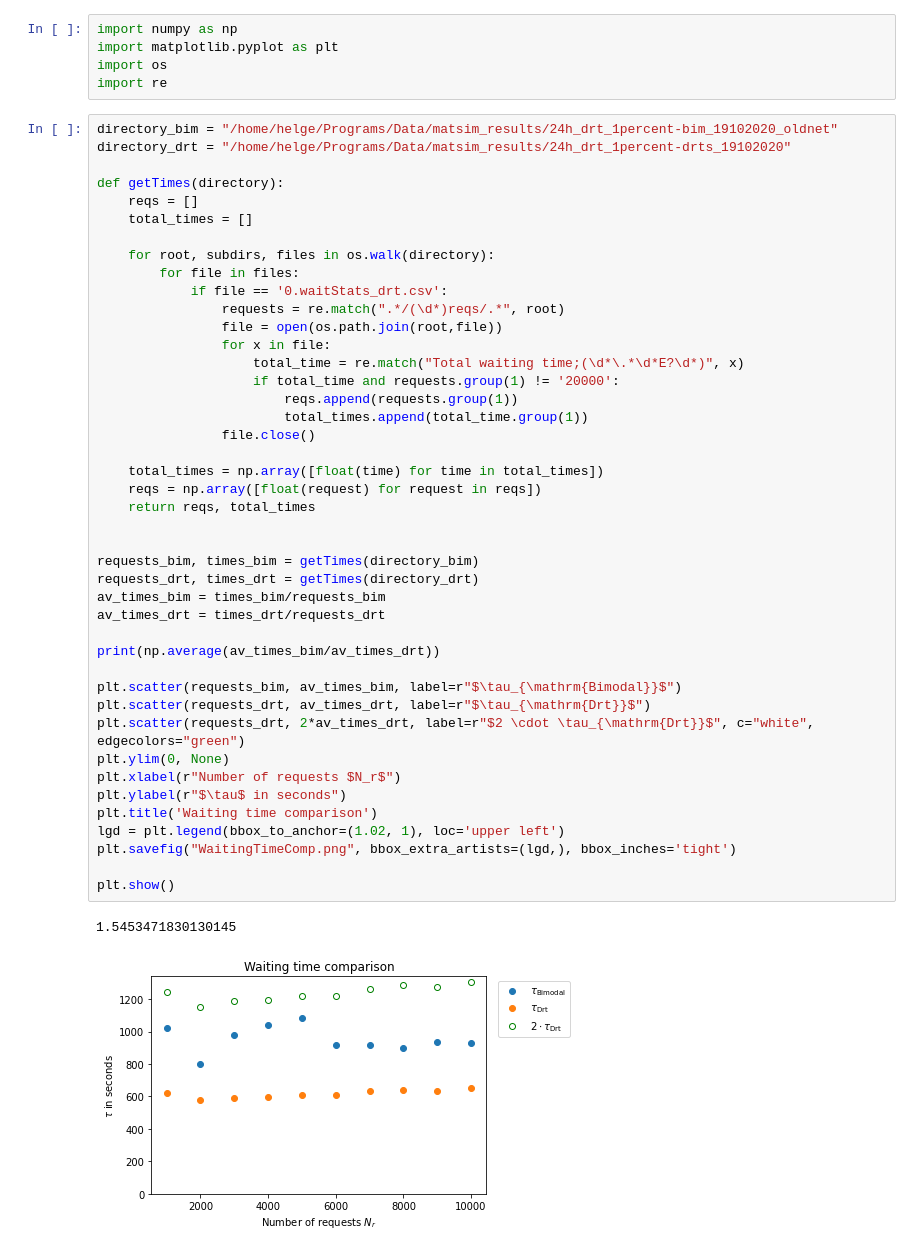
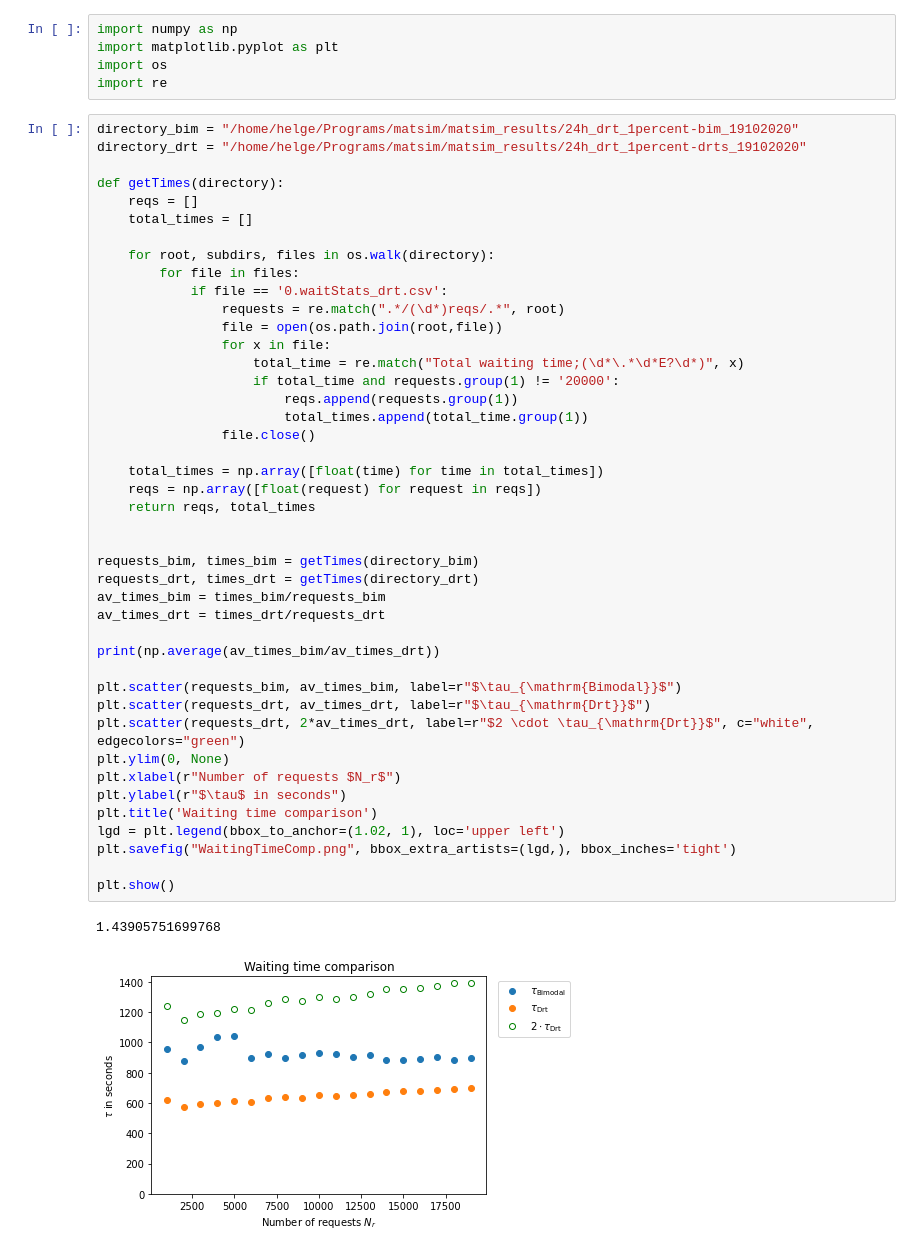
Before and after one commit to poss-group/matsim-bimodal-1, a Jupyter notebook: python_anaysis/analyze_average_waiting_times.ipynb, the cells around one changed output. Cells and saved outputs as stored; diff of their text form.

```diff
--- a/python_anaysis/analyze_average_waiting_times.ipynb
+++ b/python_anaysis/analyze_average_waiting_times.ipynb
@@ -4,8 +4,8 @@ import matplotlib.pyplot as plt
 import os
 import re
 # %%
-directory_bim = "/home/helge/Programs/Data/matsim_results/24h_drt_1percent-bim_19102020_oldnet"
-directory_drt = "/home/helge/Programs/Data/matsim_results/24h_drt_1percent-drts_19102020"
+directory_bim = "/home/helge/Programs/matsim/matsim_results/24h_drt_1percent-bim_19102020"
+directory_drt = "/home/helge/Programs/matsim/matsim_results/24h_drt_1percent-drts_19102020"
 
 def getTimes(directory):
     reqs = []
@@ -20,32 +20,32 @@ def getTimes(directory):
                     total_time = re.match("Total waiting time;(\d*\.*\d*E?\d*)", x)
                     if total_time and requests.group(1) != '20000':
                         reqs.append(requests.group(1))
                         total_times.append(total_time.group(1))
                 file.close()
 
     total_times = np.array([float(time) for time in total_times])
     reqs = np.array([float(request) for request in reqs])
     return reqs, total_times
 
 
 requests_bim, times_bim = getTimes(directory_bim)
 requests_drt, times_drt = getTimes(directory_drt)
 av_times_bim = times_bim/requests_bim
 av_times_drt = times_drt/requests_drt
 
 print(np.average(av_times_bim/av_times_drt))
 
 plt.scatter(requests_bim, av_times_bim, label=r"$\tau_{\mathrm{Bimodal}}$")
 plt.scatter(requests_drt, av_times_drt, label=r"$\tau_{\mathrm{Drt}}$")
 plt.scatter(requests_drt, 2*av_times_drt, label=r"$2 \cdot \tau_{\mathrm{Drt}}$", c="white", edgecolors="green")
 plt.ylim(0, None)
 plt.xlabel(r"Number of requests $N_r$")
 plt.ylabel(r"$\tau$ in seconds")
 plt.title('Waiting time comparison')
 lgd = plt.legend(bbox_to_anchor=(1.02, 1), loc='upper left')
 plt.savefig("WaitingTimeComp.png", bbox_extra_artists=(lgd,), bbox_inches='tight')
 
 plt.show()
 # %% [output]
-1.5453471830130145
+1.43905751699768
-[figure, old version]
+[figure, new version]
```
Also changed, not shown: 54 other files.
